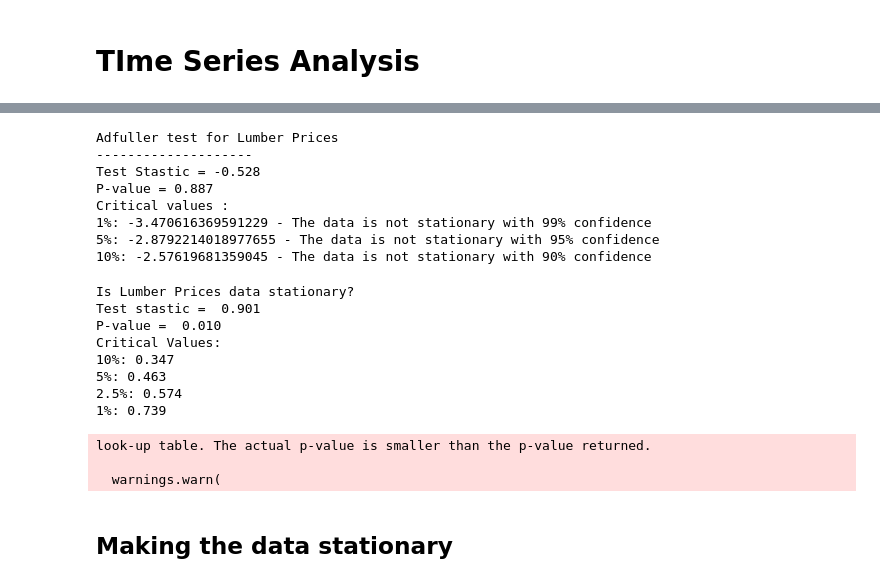
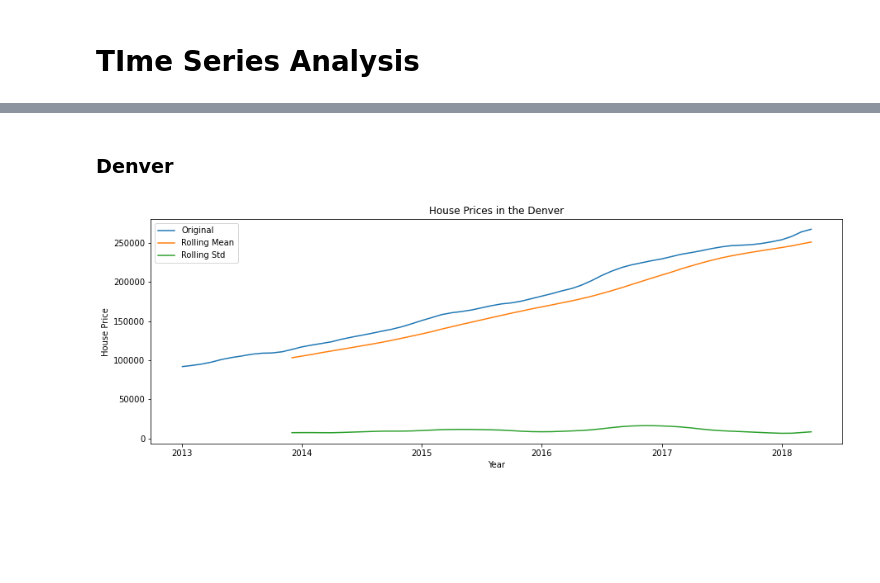
Before and after one commit to fivearm/Phase_4_Project, a Jupyter notebook: check.ipynb, the cells around one changed output, grey strips where cells are left out. Drawn from its saved outputs; the diff is of its cells as text; code cells hidden in the pictures; blank space fills up the shorter version.

```diff
--- a/check.ipynb
+++ b/check.ipynb
@@ -366,7 +362,0 @@ final_df
-# %%
-house_values = final_df[['value']]
-plot_series(house_values, name='House Prices in the United States', window=13,
-            X = 15,
-            y = 5,
-            x_label= 'Year',
-            y_label='House Price')
@@ -459,27 +363,17 @@ seasonal_plot(lumber_prices, window=13, X = 15, y = 10)
-# %%
-adfuller_test(lumber_prices, 'Lumber Prices')
-# %% [output]
-Adfuller test for Lumber Prices
---------------------
-Test Stastic = -0.528
-P-value = 0.887
-Critical values :
-1%: -3.470616369591229 - The data is not stationary with 99% confidence
-5%: -2.8792214018977655 - The data is not stationary with 95% confidence
-10%: -2.57619681359045 - The data is not stationary with 90% confidence
-# %%
-kpss_test(lumber_prices, 'Lumber Prices')
-# %% [output]
-Is Lumber Prices data stationary?
-Test stastic =  0.901
-P-value =  0.010
-Critical Values:
-10%: 0.347
-5%: 0.463
-2.5%: 0.574
-1%: 0.739
-look-up table. The actual p-value is smaller than the p-value returned.
-
-  warnings.warn(
-# %% [markdown]
-## Making the data stationary
+# %%
+Denver_df = final_df[final_df['RegionName'] == 80216]
+Vallejo_df = final_df[final_df['RegionName'] == 94590]
+Atlanta_df = final_df[final_df['RegionName'] == 30316]
+Miami_gard_df = final_df[final_df['RegionName'] == 33055]
+Miami_df = final_df[final_df['RegionName'] == 33135]
+# %% [markdown]
+### Denver
+# %%
+denver = Denver_df[['value']]
+plot_series(house_values, name='House Prices in the Denver', window=12,
+            X = 15,
+            y = 5,
+            x_label= 'Year',
+            y_label='House Price')
+# %% [output]
+[figure, added]
```
Also changed, not shown: parts of 39 cells of this notebook.
